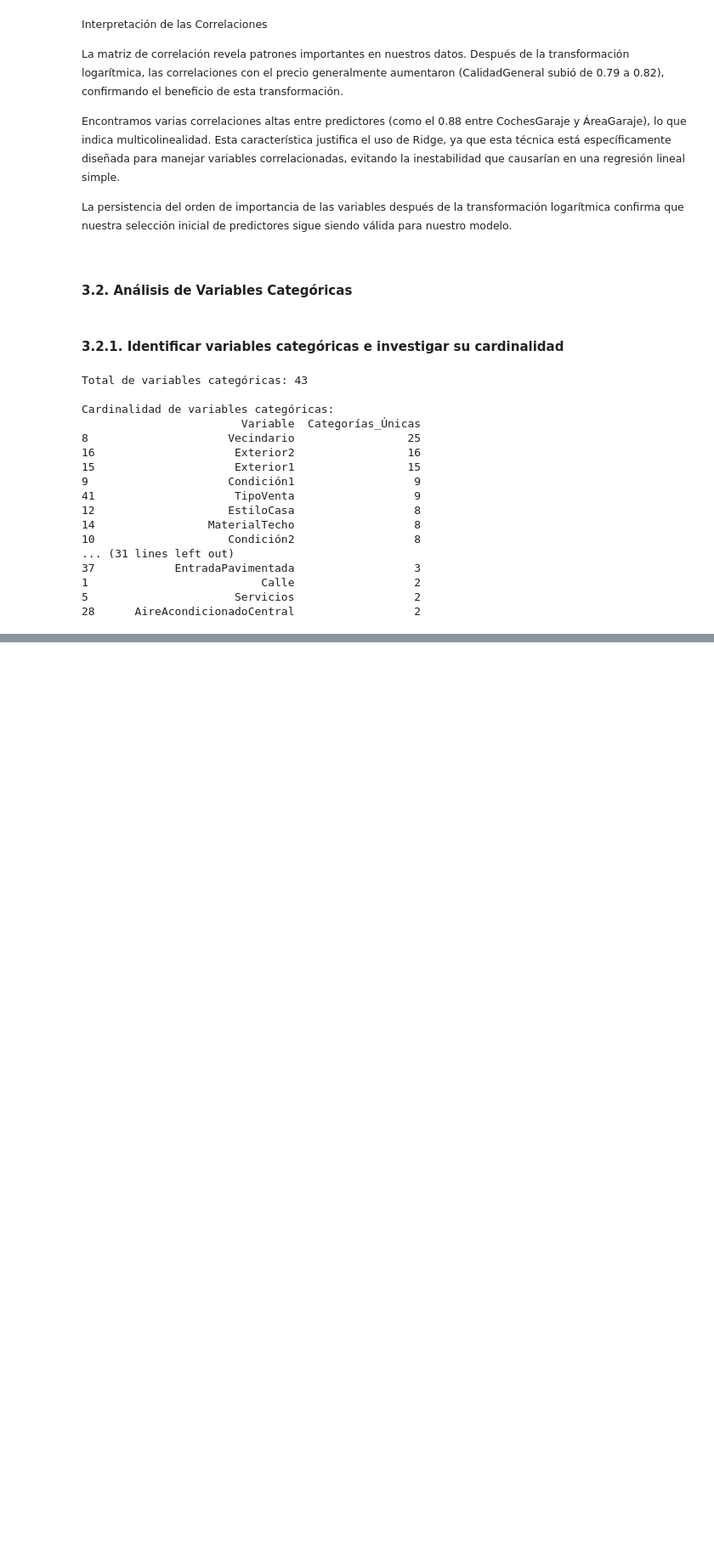
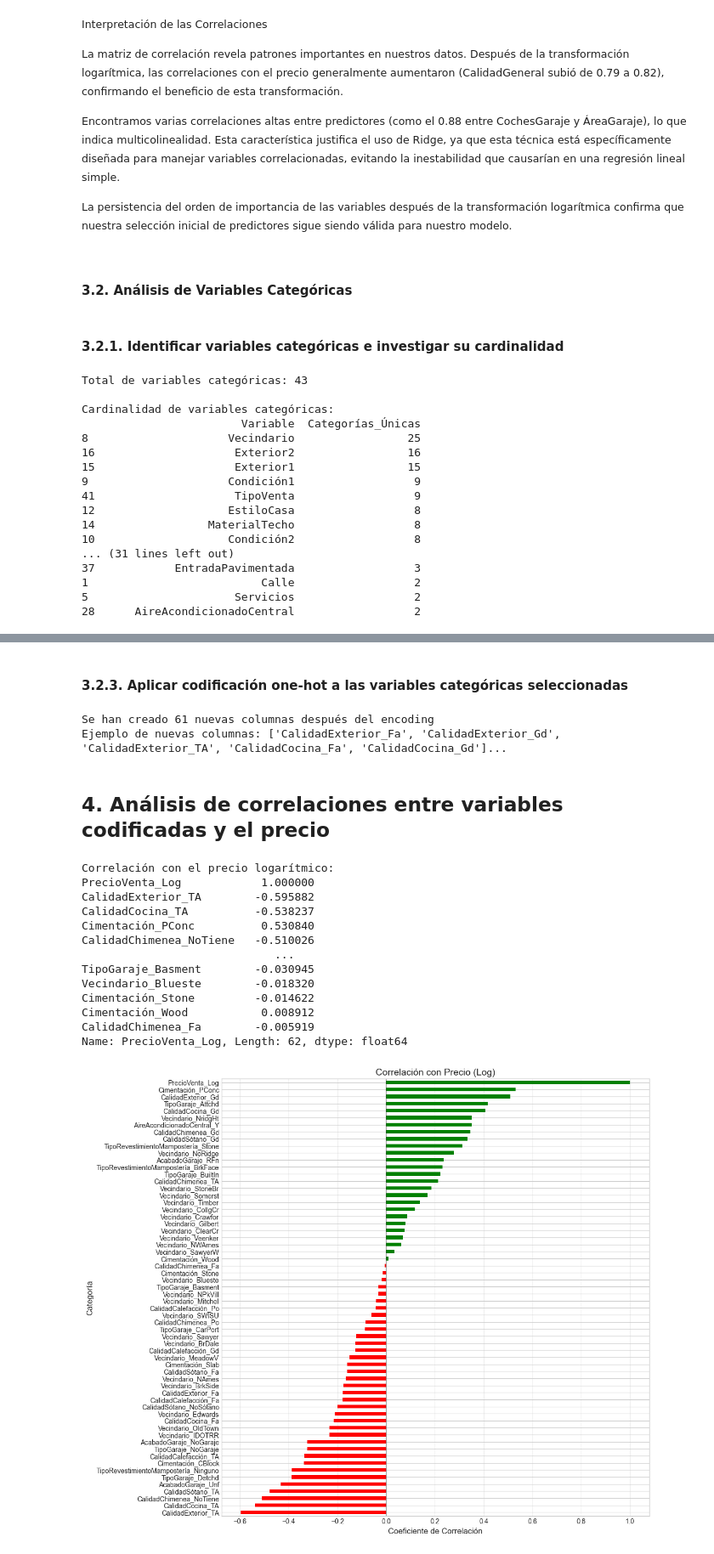
Before and after one commit to Bootcamp-IA-P4/e1_regression, a Jupyter notebook: ml-models/ridge-regression.ipynb, the cells around one changed output, grey strips where cells are left out. Shown at 85% size. Drawn from its saved outputs; the diff is of its cells as text; code cells hidden in the pictures; blank space fills up the shorter version.

```diff
--- a/ml-models/ridge-regression.ipynb
+++ b/ml-models/ridge-regression.ipynb
@@ -306,0 +373,70 @@ vars_cat_seleccionadas = ['Vecindario', 'ZonificaciónMS', 'TipoEdificio', 'Esti
+# %% [markdown]
+#### **3.2.3. Aplicar codificación one-hot a las variables categóricas seleccionadas**
+# %%
+# Usamos las variables categóricas más significativas identificadas por ANOVA
+vars_cat_significativas = ['CalidadExterior', 'CalidadCocina', 'CalidadSótano',
+                           'AcabadoGaraje', 'AireAcondicionadoCentral', 'CalidadChimenea',
+                           'Cimentación', 'TipoGaraje', 'TipoRevestimientoMampostería',
+                           'CalidadCalefacción', 'Vecindario']
+
+# Creamos una copia del dataframe para no modificar el original
+df_encoded = df.copy()
+
+# Aplicamos One-Hot Encoding a las variables categóricas seleccionadas
+for var in vars_cat_significativas:
+    # Creamos variables dummy y eliminamos una categoría para evitar multicolinealidad perfecta
+    dummies = pd.get_dummies(df[var], prefix=var, drop_first=True)
+
+    # Añadimos las variables dummy al dataframe
+    df_encoded = pd.concat([df_encoded, dummies], axis=1)
+
+# Verificamos cuántas nuevas columnas hemos creado
+nuevas_columnas = [col for col in df_encoded.columns if col not in df.columns]
+print(f"Se han creado {len(nuevas_columnas)} nuevas columnas después del encoding")
+print(f"Ejemplo de nuevas columnas: {nuevas_columnas[:5]}...")
+# %% [output]
+Se han creado 61 nuevas columnas después del encoding
+Ejemplo de nuevas columnas: ['CalidadExterior_Fa', 'CalidadExterior_Gd', 'CalidadExterior_TA', 'CalidadCocina_Fa', 'CalidadCocina_Gd']...
+# %% [markdown]
+## **4. Análisis de correlaciones entre variables codificadas y el precio**
+# %%
+# Calculamos correlaciones entre las nuevas variables codificadas y el precio logarítmico
+correlaciones_categoricas = df_encoded[nuevas_columnas + ['PrecioVenta_Log']].corr()['PrecioVenta_Log']
+
+# Ordenamos las correlaciones de mayor a menor (en valor absoluto)
+correlaciones_abs = correlaciones_categoricas.abs().sort_values(ascending=False)
+
+# Mostramos las 15 categorías con mayor correlación con el precio
+print("Correlación con el precio logarítmico:")
+print(correlaciones_categoricas[correlaciones_abs.index])
+
+# Visualizamos las correlaciones en un gráfico de barras
+plt.figure(figsize=(12, 10))
+# Ordenamos por valor de correlación para mejor visualización
+correlaciones_top = correlaciones_top.sort_values()
+
+# Creamos el gráfico de barras con colores para correlaciones positivas y negativas
+colores = ['red' if x < 0 else 'green' for x in correlaciones_top]
+correlaciones_top.plot(kind='barh', color=colores)
+plt.title('Correlación con Precio (Log)', fontsize=14)
+plt.xlabel('Coeficiente de Correlación', fontsize=12)
+plt.ylabel('Categoría', fontsize=12)
+plt.axvline(x=0, color='black', linestyle='-', alpha=0.3)
+plt.grid(axis='x', alpha=0.3)
+plt.tight_layout()
+plt.show()
+# %% [output]
+Correlación con el precio logarítmico:
+PrecioVenta_Log            1.000000
+CalidadExterior_TA        -0.595882
+CalidadCocina_TA          -0.538237
+Cimentación_PConc          0.530840
+CalidadChimenea_NoTiene   -0.510026
+                             ...
+TipoGaraje_Basment        -0.030945
+Vecindario_Blueste        -0.018320
+Cimentación_Stone         -0.014622
+Cimentación_Wood           0.008912
+CalidadChimenea_Fa        -0.005919
+Name: PrecioVenta_Log, Length: 62, dtype: float64
+[figure, added]
```
Also changed, not shown: parts of 16 cells of this notebook.
